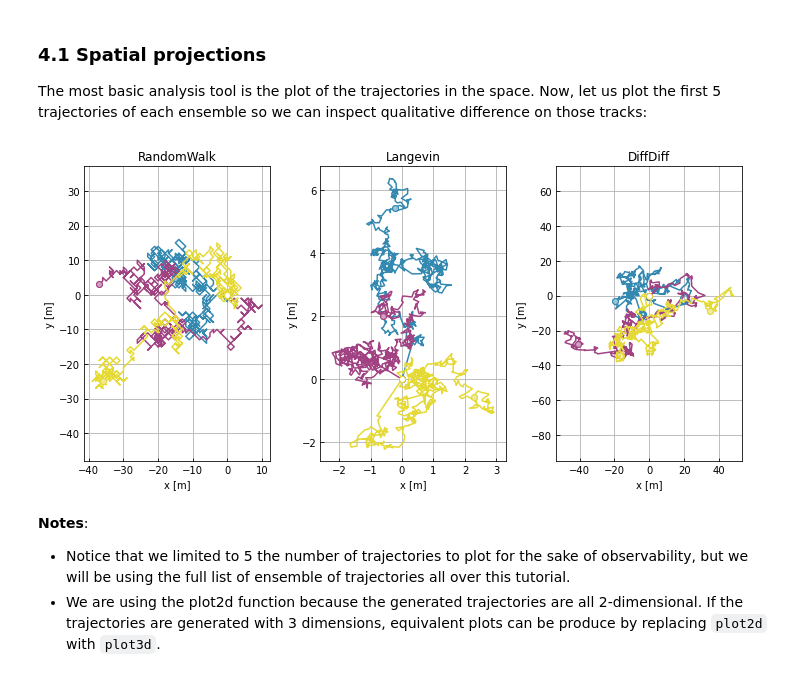
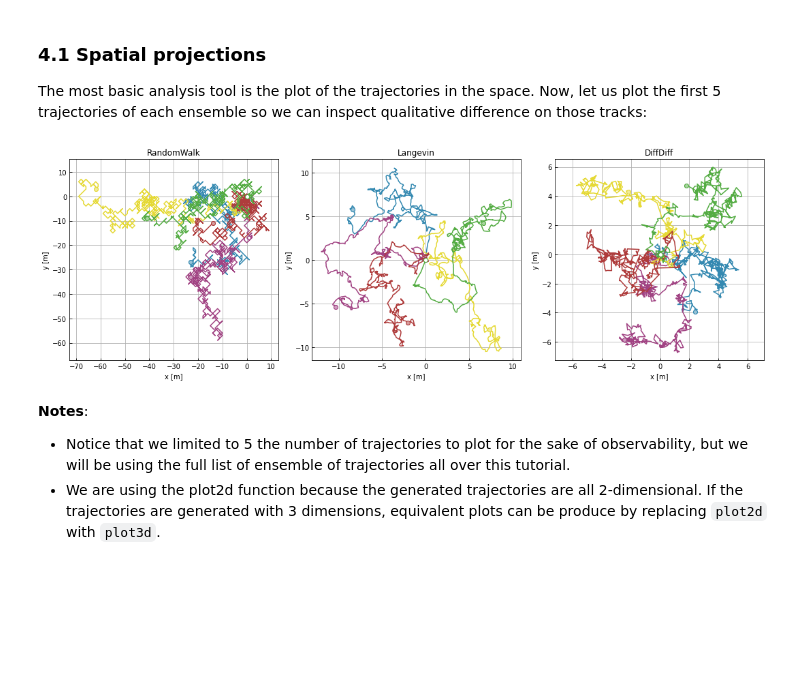
Before and after one commit to yupidevs/yupi_examples, a Jupyter notebook: intro_000.ipynb, the cells around one changed output. Cells and saved outputs as stored; diff of their text form; code cells hidden in the pictures; blank space fills up the shorter version.

Commit message:
Fix trajectory generation comparative charts

```diff
--- a/intro_000.ipynb
+++ b/intro_000.ipynb
@@ -281,7 +281,7 @@ To generate a collection of trajectories with **yupi**, despite the nature of th
 # %%
 T = 500     # Total time (number of time steps if dt==1)
 dim = 2     # Dimension of the walker trajectories
-N = 3       # Number of random walkers
+N = 1000    # Number of random walkers
 dt = 1      # Time step
 # %% [markdown]
 
@@ -318,7 +318,7 @@ The LangevinGenerator simulates trajectories governed by the Langevin Equation.
 
 To use it, first need to define some aditional parameters for a generator:
 # %%
-tau = 1               # Relaxation time
+tau = 3               # Relaxation time
 sigma = 0.1           # Scale of the noise pdf
 # %% [markdown]
 Finally, the generator is created and the trajectories can be generated:
@@ -343,7 +343,7 @@ A more complex application of this generator can be seen in the <a href="https:/
 The `DiffDiffGenerator` simulates trajectories governed by a diffusion process with fluctuating diffusivity. It allows to produce `Trajectory` objects that quantitatively emulate different systems.
 # %%
 from yupi.generators import DiffDiffGenerator
-dd = DiffDiffGenerator(T, N=N, dt=dt, dim=dim)
+dd = DiffDiffGenerator(T, dim, N, dt, tau=tau, sigma=sigma, seed=0)
 trajs_diffdiff = dd.generate()
 # %% [markdown]
 The generated trajectories can be inspected using the plot_2D function:
@@ -373,7 +373,7 @@ results of the observables with theoretical or experimental data from the phenom
 In this section, we will present all the statistical estimators available in yupi and we will compute their value
 for the ensembles generated with all three models of Section 3.
 # %%
-ensebles = [trajs_randomwalk, trajs_langevin, trajs_diffdiff]
+ensembles = [trajs_randomwalk, trajs_langevin, trajs_diffdiff]
 ensembles_names = ['RandomWalk', 'Langevin', 'DiffDiff']
 # %% [markdown]
 ### 4.1 Spatial projections
@@ -382,17 +382,17 @@ The most basic analysis tool is the plot of the trajectories in the space. Now,
 # %%
 from yupi.graphics import plot_2D
 
 subplots = [131, 132, 133]
-plt.figure(figsize=(10,5))
+plt.figure(figsize=(15, 5))
 
-for i, ensemble in enumerate(ensebles):
+for i, ensemble in enumerate(ensembles):
     plt.subplot(subplots[i])
     plot_2D(ensemble[:5], legend=False, show=False, title=ensembles_names[i])
 
 plt.tight_layout()
 plt.show()
 # %% [output]
-[figure, old version]
+[figure, new version]
 # %% [markdown]
 **Notes**:
 
```
Also changed, not shown: parts of 11 cells of this notebook.
